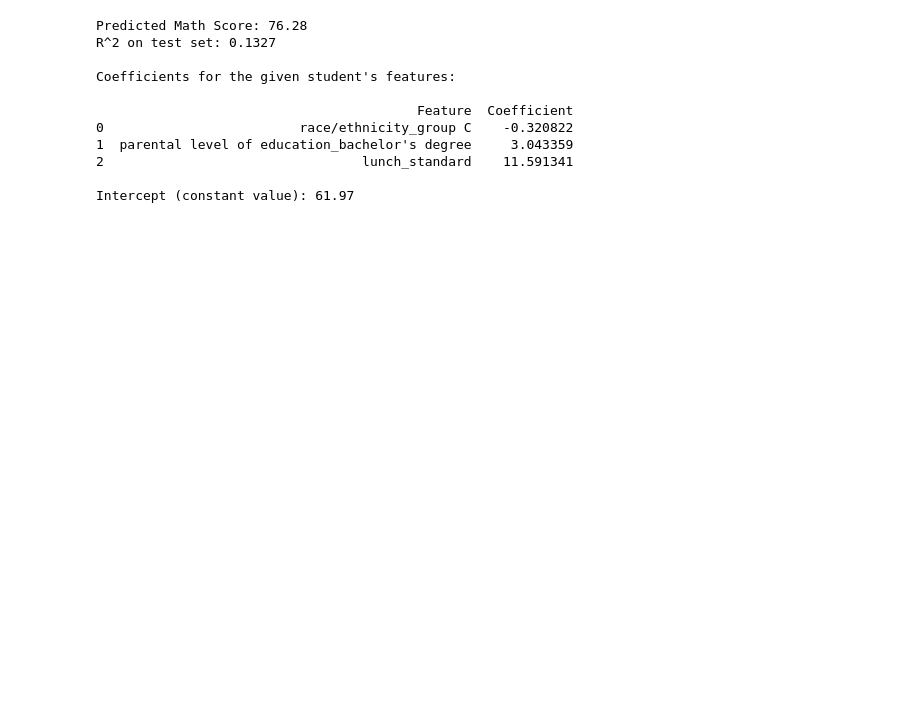
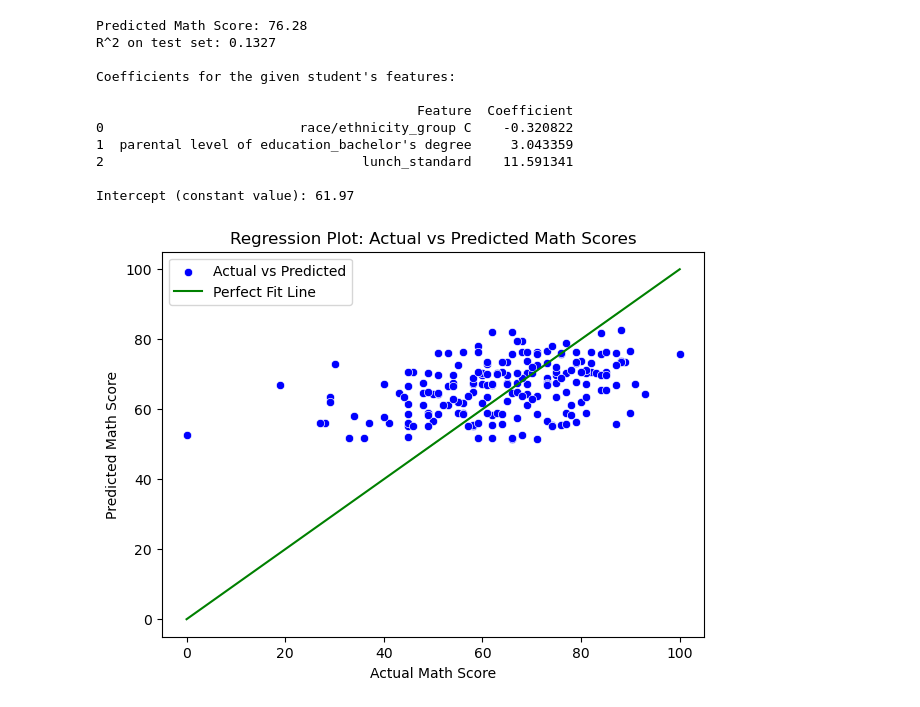
Before and after one commit to Nandhanaa-Mathesvaran/student-exam-prediction, a Jupyter notebook: studentsperformance.ipynb, the cells around one changed output. Cells and saved outputs as stored; diff of their text form; code cells hidden in the pictures; blank space fills up the shorter version.

```diff
--- a/studentsperformance.ipynb
+++ b/studentsperformance.ipynb
@@ -145,3 +193,21 @@ Coefficients for the given student's features:
 2                                 lunch_standard    11.591341
 
 Intercept (constant value): 61.97
+# %%
+import matplotlib.pyplot as plt
+import seaborn as sns
+
+y_pred = model.predict(X_test)
+
+plt.figure(figsize=(7,5))
+sns.scatterplot(x=y_test, y=y_pred, color='blue', label='Actual vs Predicted')
+
+sns.lineplot(x=y_test, y=y_test, color='green', label='Perfect Fit Line')
+
+plt.xlabel('Actual Math Score')
+plt.ylabel('Predicted Math Score')
+plt.title('Regression Plot: Actual vs Predicted Math Scores')
+plt.legend()
+plt.show()
+# %% [output]
+[figure, added]
```
Also changed, not shown: parts of 5 cells of this notebook.
